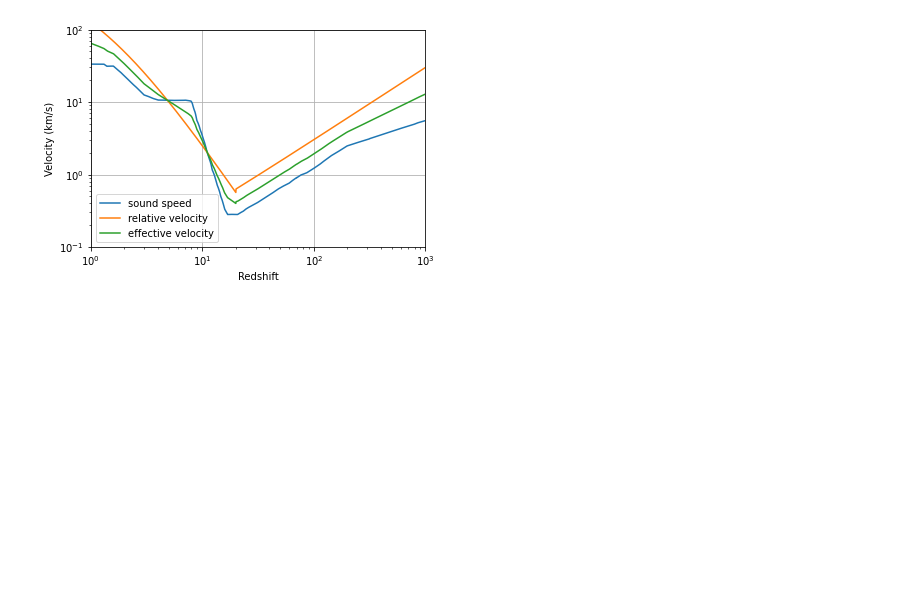
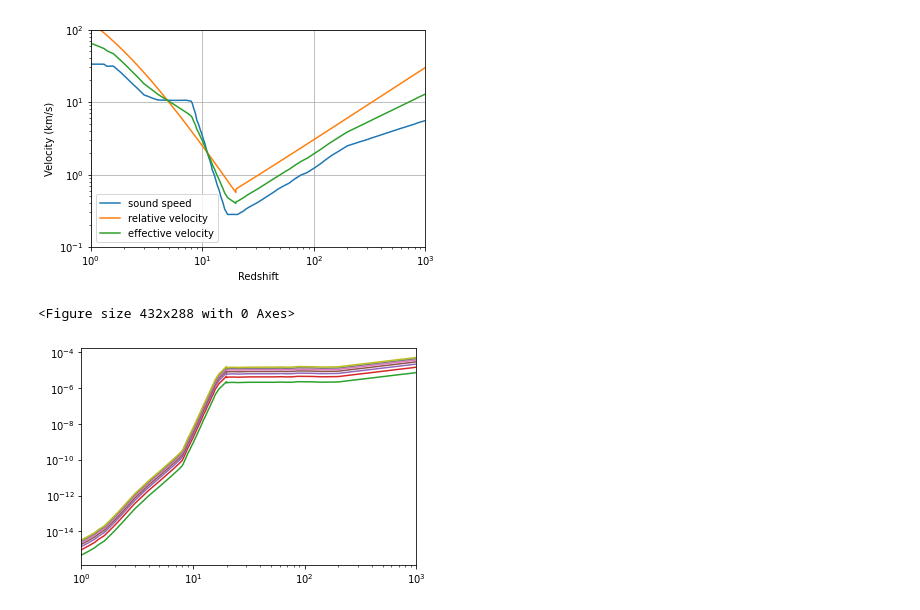
Before and after one commit to newspaperhinson/PBHAccretion, a Jupyter notebook: main.ipynb, the cells around one changed output. Drawn from its saved outputs; the diff is of its cells as text; code cells hidden in the pictures; blank space fills up the shorter version.

Commit message:
not finished accretion rate plot

```diff
--- a/main.ipynb
+++ b/main.ipynb
@@ -10,6 +10,7 @@ gamma = 5/3         # adiabatic constant for ideal monatomic gas
 mu = 1.22           # mean molecular weight including a helium mass fraction 0.24
 k_B = 1.380649E-23  # boltzmann constant in m^2 kg s^-2 K^-1
 m_H = 1.66E-27      # mass of hydrogen atom in kg
+Lambda = 0.05       # eaccretion eigenvalue
 # %%
 # define functions for calculation
 # %%
@@ -55,3 +58,20 @@ axes.legend()
 <matplotlib.legend.Legend at 0x...>
 <Figure size 432x288 with 0 Axes>
 [figure]
+# %%
+fig = plt.figure()
+fig, axes = plt.subplots()
+axes.set_xscale('log')
+axes.set_xlim([1, 1000])
+axes.set_yscale('log')
+
+# calculation of accretion rate
+def accretion_rate(M):
+    return Lambda*0.321*(((1+redshift)/1000)**3)*(M)*effective_velocity**-3
+
+# accretion rate plot
+for i in range(-1, 8):
+    axes.plot(redshift, accretion_rate(i), label=f'{i} solar mass')
+# %% [output]
+<Figure size 432x288 with 0 Axes>
+[figure, added]
```
Also changed, not shown: parts of 2 cells of this notebook.
